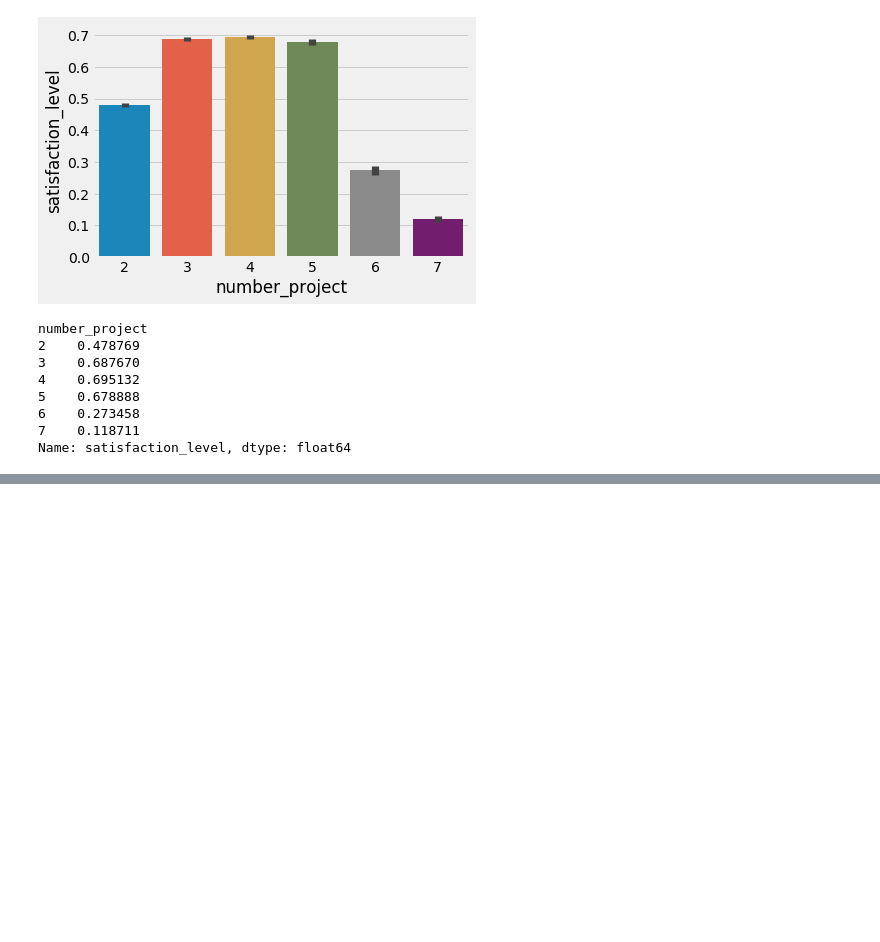
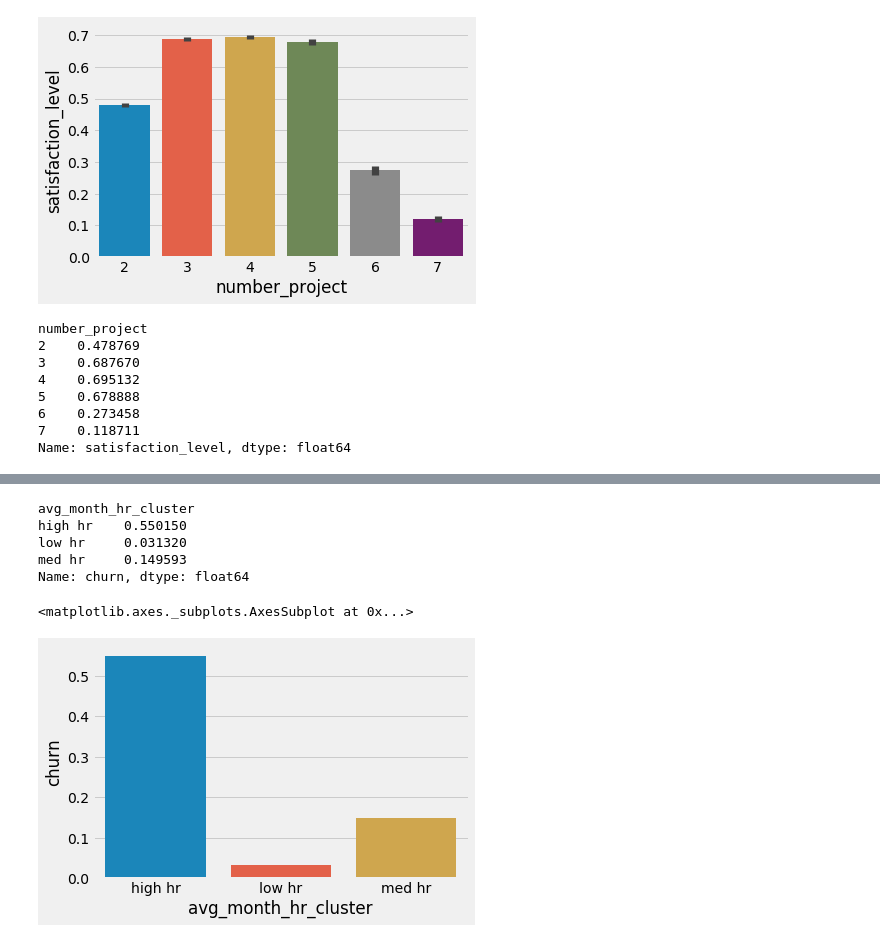
Before and after one commit to georgethoraninh/hr_churn, a Jupyter notebook: data_discovery.ipynb, the cells around one changed output, grey strips where cells are left out. Saved outputs shown, nothing was run; the diff lists cells and outputs as text; code cells hidden in the pictures; blank space fills up the shorter version.

```diff
--- a/data_discovery.ipynb
+++ b/data_discovery.ipynb
@@ -556,0 +662,13 @@ Name: satisfaction_level, dtype: float64
+# %%
+df2_very_high_perf.groupby('avg_month_hr_cluster')['churn'].mean()
+# %% [output]
+avg_month_hr_cluster
+high hr    0.550150
+low hr     0.031320
+med hr     0.149593
+Name: churn, dtype: float64
+# %%
+sns.barplot(x='avg_month_hr_cluster',y='churn', data = df2_very_high_perf.groupby('avg_month_hr_cluster')['churn'].mean().reset_index())
+# %% [output]
+<matplotlib.axes._subplots.AxesSubplot at 0x...>
+[figure, added]
```
Also changed, not shown: parts of 27 cells of this notebook.
